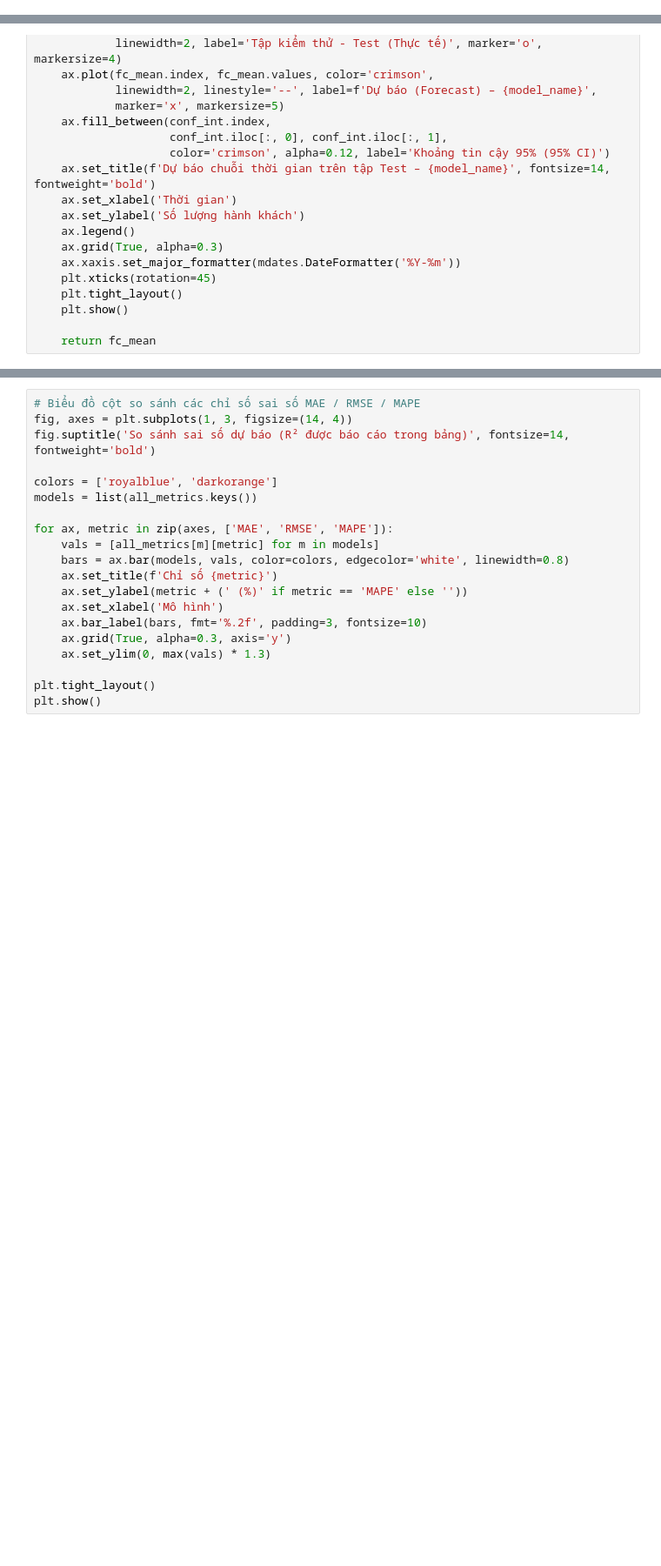
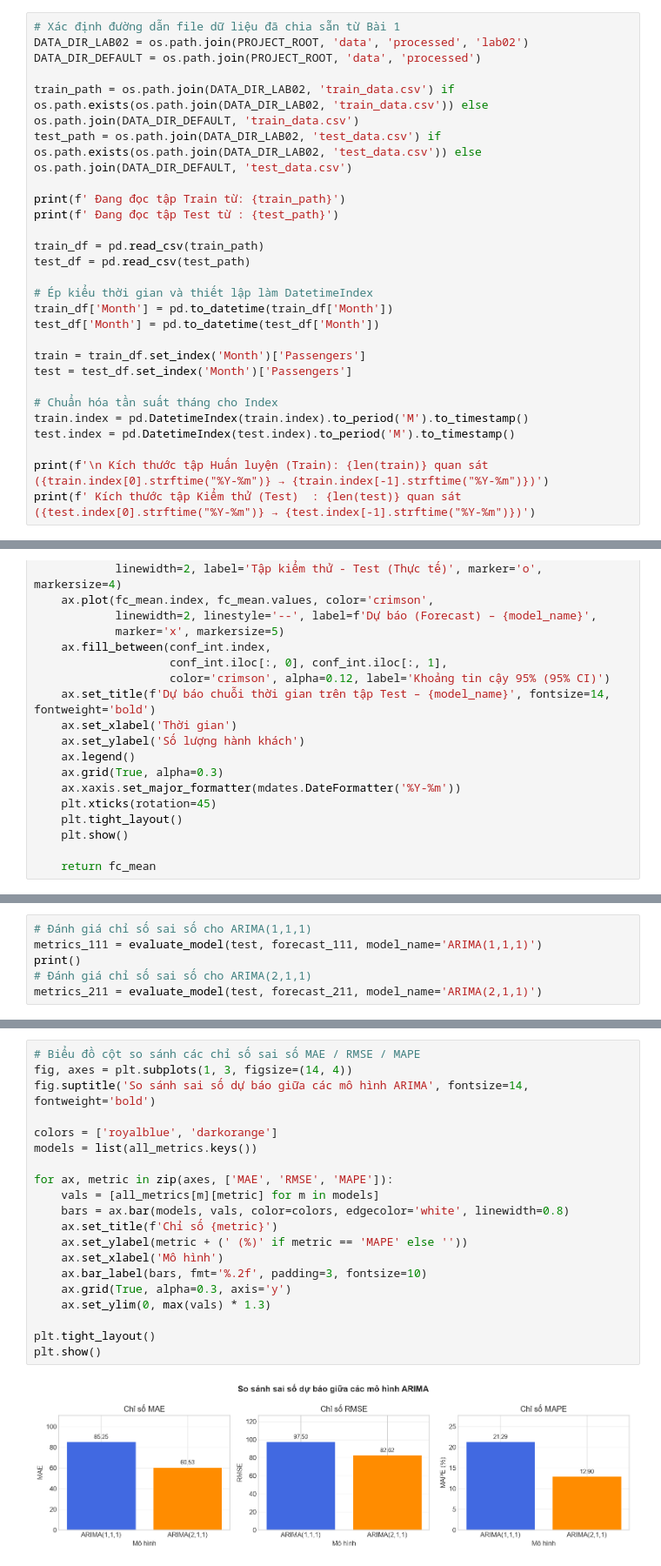
Before and after one commit to OrangkillEmily/Lab_TimeSeries, a Jupyter notebook: notebooks/lab02/bai5_ARIMA.ipynb, the cells around one changed output, grey strips where cells are left out. Shown at 87% size. Saved outputs shown, nothing was run; the diff lists cells and outputs as text; blank space fills up the shorter version.

```diff
--- a/notebooks/lab02/bai5_ARIMA.ipynb
+++ b/notebooks/lab02/bai5_ARIMA.ipynb
@@ -139,0 +61,27 @@ print(f"Kích thước Test : {len(test)} quan sát "
+# %%
+# Xác định đường dẫn file dữ liệu đã chia sẵn từ Bài 1
+DATA_DIR_LAB02 = os.path.join(PROJECT_ROOT, 'data', 'processed', 'lab02')
+DATA_DIR_DEFAULT = os.path.join(PROJECT_ROOT, 'data', 'processed')
+
+train_path = os.path.join(DATA_DIR_LAB02, 'train_data.csv') if os.path.exists(os.path.join(DATA_DIR_LAB02, 'train_data.csv')) else os.path.join(DATA_DIR_DEFAULT, 'train_data.csv')
+test_path = os.path.join(DATA_DIR_LAB02, 'test_data.csv') if os.path.exists(os.path.join(DATA_DIR_LAB02, 'test_data.csv')) else os.path.join(DATA_DIR_DEFAULT, 'test_data.csv')
+
+print(f' Đang đọc tập Train từ: {train_path}')
+print(f' Đang đọc tập Test từ : {test_path}')
+
+train_df = pd.read_csv(train_path)
+test_df = pd.read_csv(test_path)
+
+# Ép kiểu thời gian và thiết lập làm DatetimeIndex
+train_df['Month'] = pd.to_datetime(train_df['Month'])
+test_df['Month'] = pd.to_datetime(test_df['Month'])
+
+train = train_df.set_index('Month')['Passengers']
+test = test_df.set_index('Month')['Passengers']
+
+# Chuẩn hóa tần suất tháng cho Index
+train.index = pd.DatetimeIndex(train.index).to_period('M').to_timestamp()
+test.index = pd.DatetimeIndex(test.index).to_period('M').to_timestamp()
+
+print(f'\n Kích thước tập Huấn luyện (Train): {len(train)} quan sát ({train.index[0].strftime("%Y-%m")} → {train.index[-1].strftime("%Y-%m")})')
+print(f' Kích thước tập Kiểm thử (Test)  : {len(test)} quan sát ({test.index[0].strftime("%Y-%m")} → {test.index[-1].strftime("%Y-%m")})')
@@ -369,0 +356,6 @@ print(f"ARIMA(2,1,1): MAE={metrics_211['MAE']:.4f}, "
+# %%
+# Đánh giá chỉ số sai số cho ARIMA(1,1,1)
+metrics_111 = evaluate_model(test, forecast_111, model_name='ARIMA(1,1,1)')
+print()
+# Đánh giá chỉ số sai số cho ARIMA(2,1,1)
+metrics_211 = evaluate_model(test, forecast_211, model_name='ARIMA(2,1,1)')
@@ -378,23 +388,25 @@ display(comparison_df)
 # %%
 # Biểu đồ cột so sánh các chỉ số sai số MAE / RMSE / MAPE
 fig, axes = plt.subplots(1, 3, figsize=(14, 4))
-fig.suptitle('So sánh sai số dự báo (R² được báo cáo trong bảng)', fontsize=14, fontweight='bold')
+fig.suptitle('So sánh sai số dự báo giữa các mô hình ARIMA', fontsize=14, fontweight='bold')
 
 colors = ['royalblue', 'darkorange']
 models = list(all_metrics.keys())
 
 for ax, metric in zip(axes, ['MAE', 'RMSE', 'MAPE']):
     vals = [all_metrics[m][metric] for m in models]
     bars = ax.bar(models, vals, color=colors, edgecolor='white', linewidth=0.8)
     ax.set_title(f'Chỉ số {metric}')
     ax.set_ylabel(metric + (' (%)' if metric == 'MAPE' else ''))
     ax.set_xlabel('Mô hình')
     ax.bar_label(bars, fmt='%.2f', padding=3, fontsize=10)
     ax.grid(True, alpha=0.3, axis='y')
     ax.set_ylim(0, max(vals) * 1.3)
 
 plt.tight_layout()
 plt.show()
+# %% [output]
+[figure, added]
 # %% [markdown]
 ---
 ## 7. Trả lời các câu hỏi lý thuyết
```
Also changed, not shown: parts of 24 cells of this notebook.
